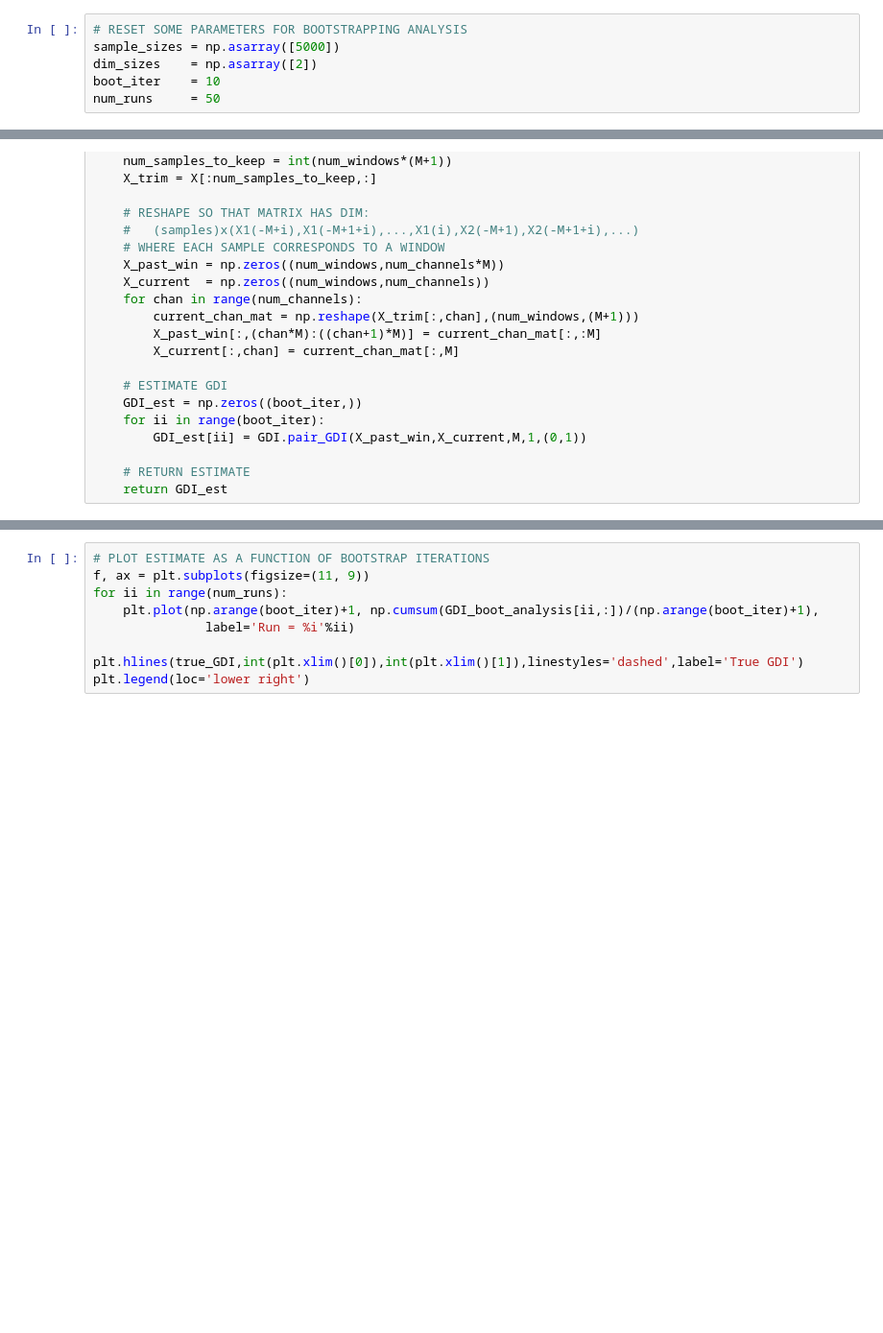
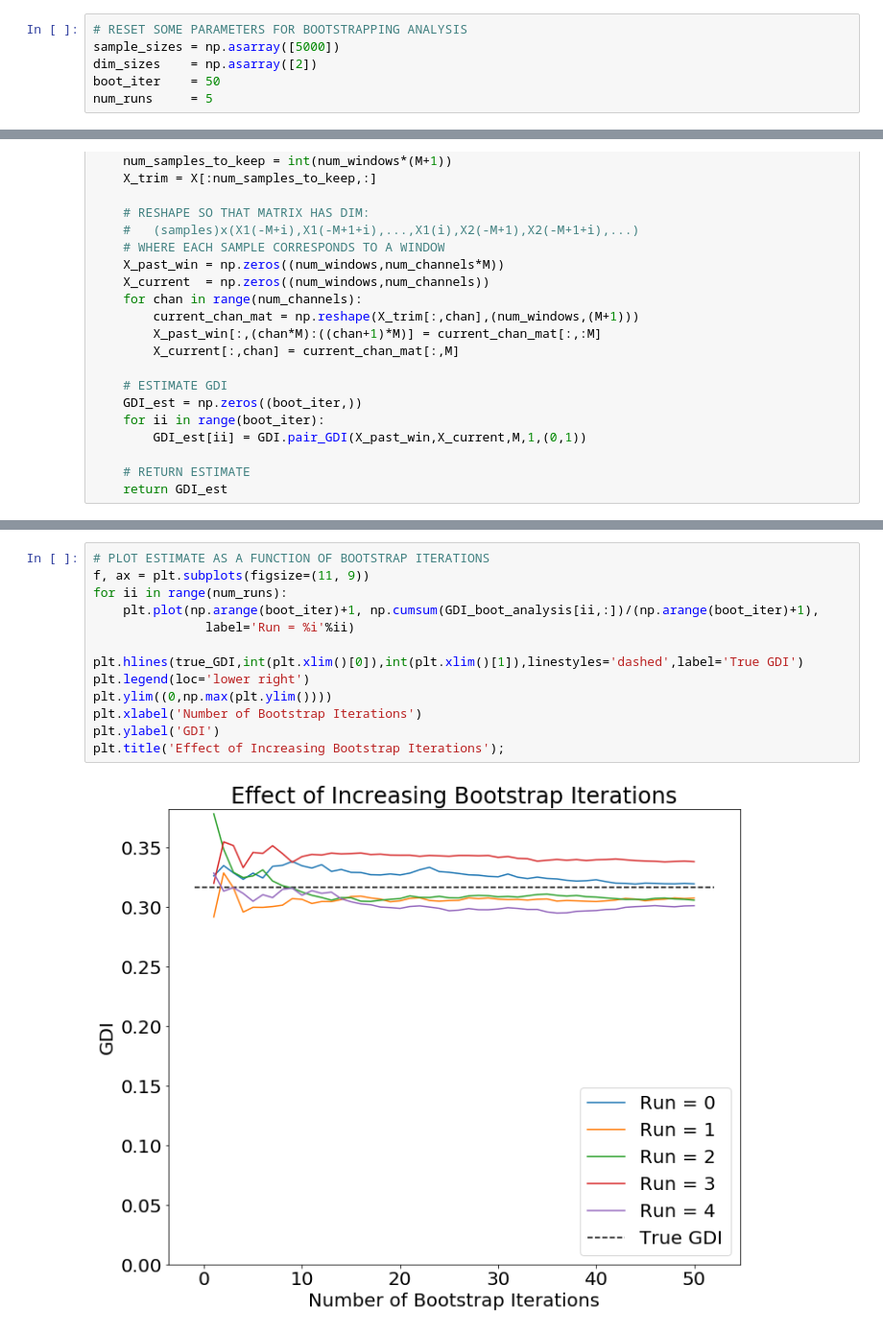
Before and after one commit to jy46/GDI, a Jupyter notebook: gdi_python/scaling.ipynb, the cells around one changed output, grey strips where cells are left out. Shown at 96% size. Saved outputs shown, nothing was run; the diff lists cells and outputs as text; blank space fills up the shorter version.

```diff
--- a/gdi_python/scaling.ipynb
+++ b/gdi_python/scaling.ipynb
@@ -251,8 +166,8 @@ plt.legend(loc='lower right')
 # RESET SOME PARAMETERS FOR BOOTSTRAPPING ANALYSIS
 sample_sizes = np.asarray([5000])
 dim_sizes    = np.asarray([2])
-boot_iter    = 10
-num_runs     = 50
+boot_iter    = 50
+num_runs     = 5
 # %%
 # REDEFINE FUNCTION FOR SCALING
 def scaling_fun(sample_sizes,dim_sizes,boot_iter,sim_type,rho,p,Px,sim_conditions):
@@ -354,9 +234,15 @@ Tester = Classifier, metric = donsker_varadhan
 # %%
 # PLOT ESTIMATE AS A FUNCTION OF BOOTSTRAP ITERATIONS
 f, ax = plt.subplots(figsize=(11, 9))
 for ii in range(num_runs):
     plt.plot(np.arange(boot_iter)+1, np.cumsum(GDI_boot_analysis[ii,:])/(np.arange(boot_iter)+1),
                label='Run = %i'%ii)
 
 plt.hlines(true_GDI,int(plt.xlim()[0]),int(plt.xlim()[1]),linestyles='dashed',label='True GDI')
 plt.legend(loc='lower right')
+plt.ylim((0,np.max(plt.ylim())))
+plt.xlabel('Number of Bootstrap Iterations')
+plt.ylabel('GDI')
+plt.title('Effect of Increasing Bootstrap Iterations');
+# %% [output]
+[figure, added]
```
Also changed, not shown: parts of 9 cells of this notebook.
